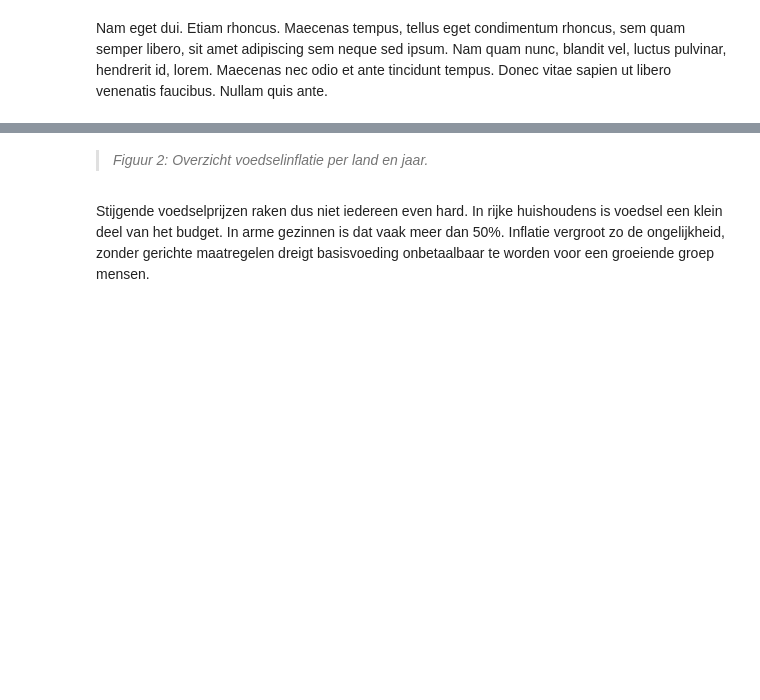
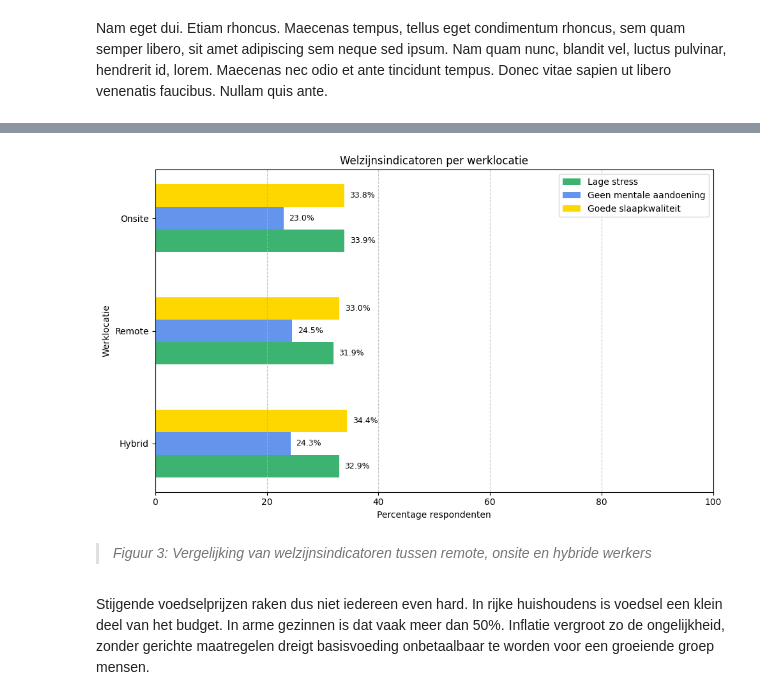
Before and after one commit to DiazWiersma/data-story, a Jupyter notebook: docs/format.ipynb, the cells around one changed output, grey strips where cells are left out. Saved outputs shown, nothing was run; the diff lists cells and outputs as text; code cells hidden in the pictures; blank space fills up the shorter version.

```diff
--- a/docs/format.ipynb
+++ b/docs/format.ipynb
@@ -166,4 +80,60 @@ plt.show()
+# %%
+import pandas as pd
+import matplotlib.pyplot as plt
+import numpy as np
+
+# Laad dataset
+df = pd.read_csv('/Users/diazwiersma/data-story/docs/Graphs/Impact_of_Remote_Work_on_Mental_Health.csv')
+
+# Normaliseer kolomnamen en waarden
+df.columns = df.columns.str.strip()
+df['Work_Location'] = df['Work_Location'].str.strip().str.capitalize()
+df['Stress_Level'] = df['Stress_Level'].str.strip().str.capitalize()
+df['Mental_Health_Condition'] = df['Mental_Health_Condition'].fillna('None').str.strip().str.capitalize()
+df['Sleep_Quality'] = df['Sleep_Quality'].str.strip().str.capitalize()
+
+# Welzijnsindicatoren
+locations = df['Work_Location'].unique()
+indicators = ['Lage stress', 'Geen mentale aandoening', 'Goede slaapkwaliteit']
+data = []
+
+for location in locations:
+    subset = df[df['Work_Location'] == location]
+    total = len(subset)
+    low_stress = (subset['Stress_Level'] == 'Low').sum() / total * 100
+    no_mental_issue = (subset['Mental_Health_Condition'] == 'None').sum() / total * 100
+    good_sleep = (subset['Sleep_Quality'] == 'Good').sum() / total * 100
+    data.append([low_stress, no_mental_issue, good_sleep])
+
+# Transponeer
+data = np.array(data).T  # 3 x n matrix
+y = np.arange(len(locations))
+bar_height = 0.2
+colors = ['mediumseagreen', 'cornflowerblue', 'gold']
+
+# Plot
+plt.figure(figsize=(10, 6))
+
+for i in range(len(indicators)):
+    bars = plt.barh(y + i * bar_height, data[i], height=bar_height, label=indicators[i], color=colors[i])
+    for bar in bars:
+        width = bar.get_width()
+        plt.text(width + 1, bar.get_y() + bar.get_height()/2,
+                 f'{width:.1f}%', va='center', fontsize=9)
+
+# Styling
+plt.xlabel("Percentage respondenten")
+plt.ylabel("Werklocatie")
+plt.xlim(0, 100)
+plt.yticks(y + bar_height, locations)
+plt.title("Welzijnsindicatoren per werklocatie")
+plt.legend()
+plt.grid(axis='x', linestyle='--', alpha=0.7)
+plt.tight_layout()
+plt.show()
+# %% [output]
+[figure, new version]
 # %% [markdown]
-> *Figuur 2: Overzicht voedselinflatie per land en jaar.*
+> *Figuur 3: Vergelijking van welzijnsindicatoren tussen remote, onsite en hybride werkers*
 # %% [markdown]
 Stijgende voedselprijzen raken dus niet iedereen even hard. In rijke huishoudens is voedsel een klein deel van het budget. In arme gezinnen is dat vaak meer dan 50%. Inflatie vergroot zo de ongelijkheid, zonder gerichte maatregelen dreigt basisvoeding onbetaalbaar te worden voor een groeiende groep mensen.
```
Also changed, not shown: parts of 19 cells of this notebook.
